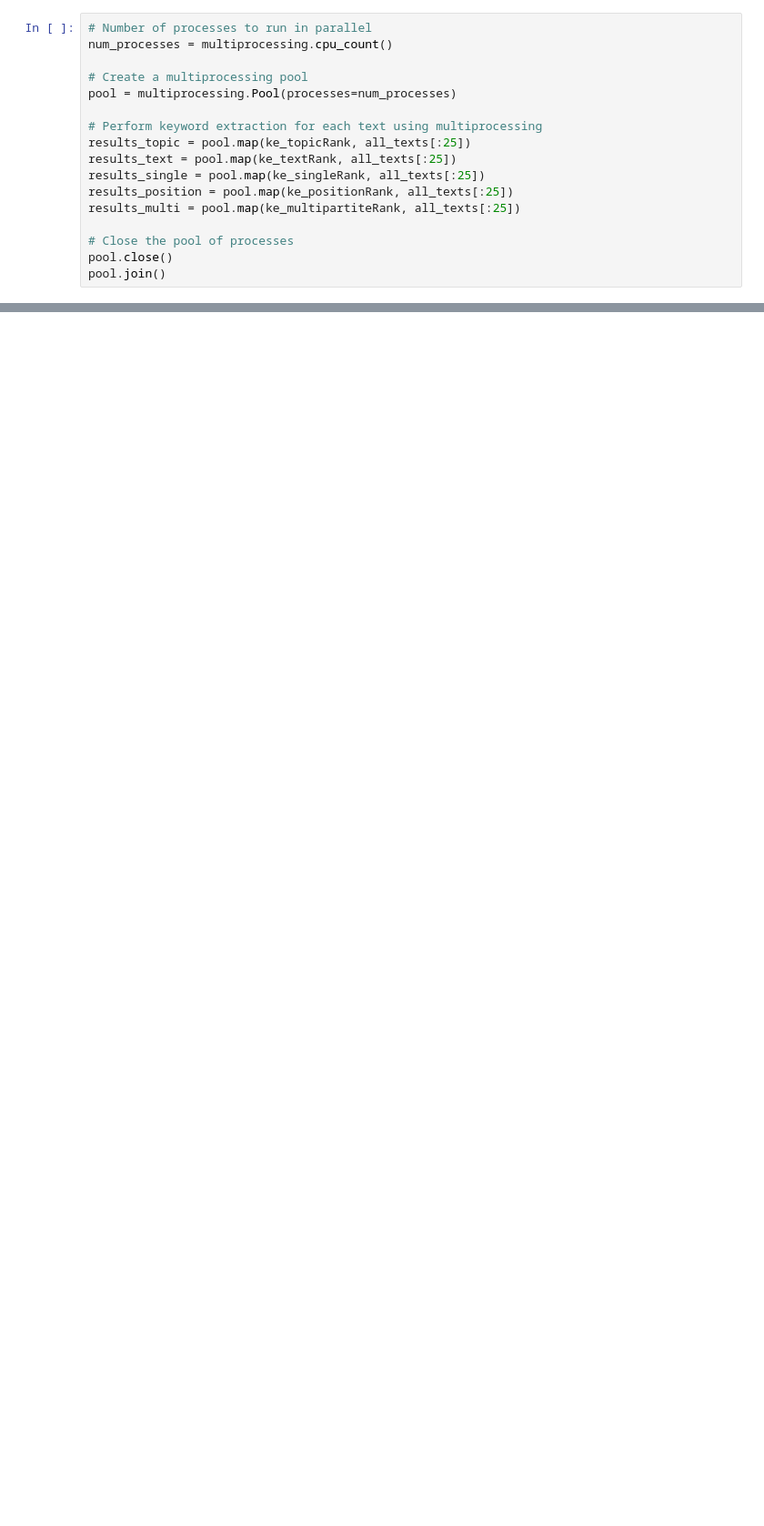
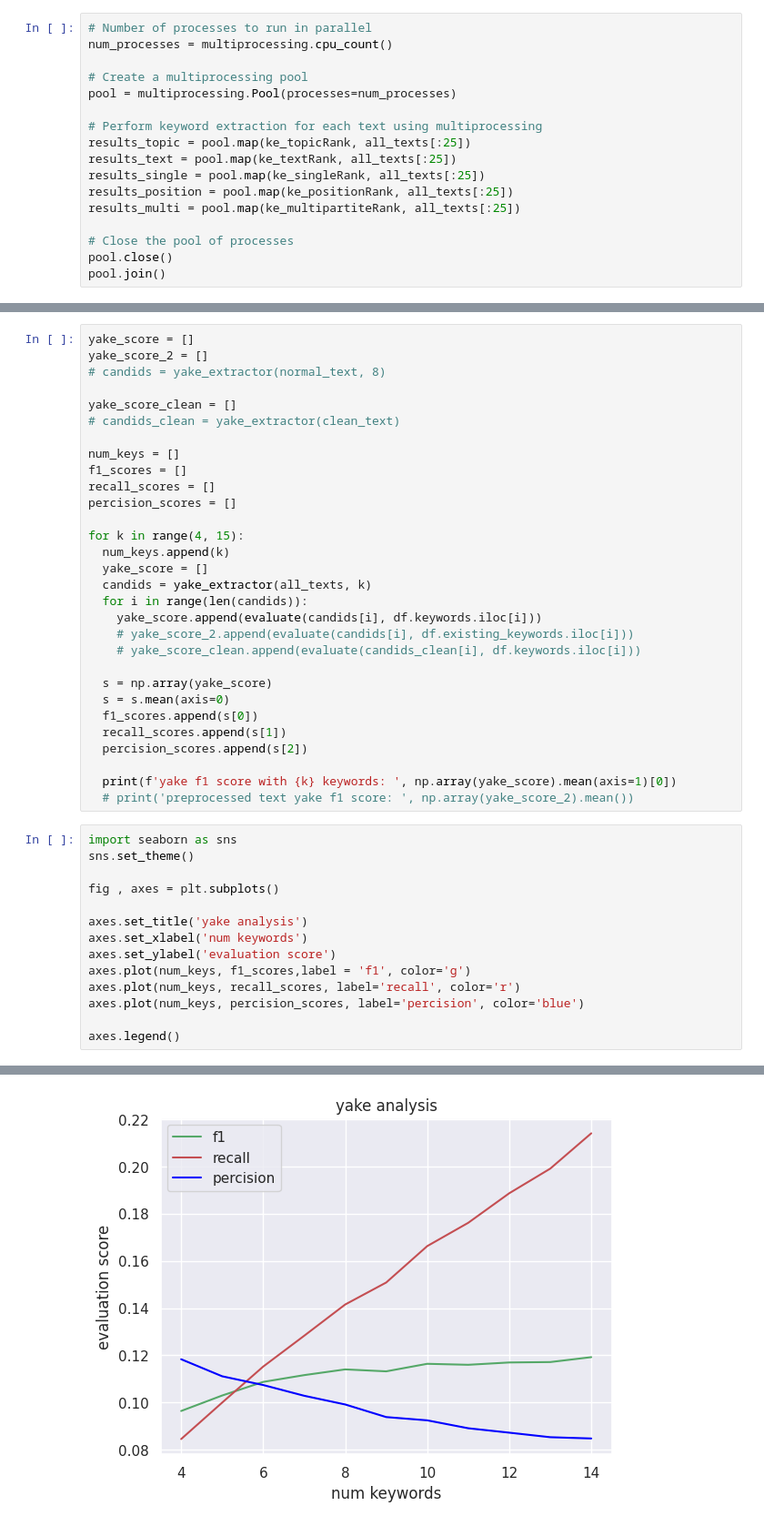
Before and after one commit to Nima-Nilchian/Keyword_extraction, a Jupyter notebook: Keyword_extraction.ipynb, the cells around one changed output, grey strips where cells are left out. Shown at 91% size. Saved outputs shown, nothing was run; the diff lists cells and outputs as text; blank space fills up the shorter version.

Commit message:
adding yake and tfidf with visualization and a little imporovement of last models with finding better hyperparameteres

```diff
--- a/Keyword_extraction.ipynb
+++ b/Keyword_extraction.ipynb
@@ -224,0 +358,45 @@ Multipartite Rank mean f1 score is: 0.1425
+# %%
+yake_score = []
+yake_score_2 = []
+# candids = yake_extractor(normal_text, 8)
+
+yake_score_clean = []
+# candids_clean = yake_extractor(clean_text)
+
+num_keys = []
+f1_scores = []
+recall_scores = []
+percision_scores = []
+
+for k in range(4, 15):
+  num_keys.append(k)
+  yake_score = []
+  candids = yake_extractor(all_texts, k)
+  for i in range(len(candids)):
+    yake_score.append(evaluate(candids[i], df.keywords.iloc[i]))
+    # yake_score_2.append(evaluate(candids[i], df.existing_keywords.iloc[i]))
+    # yake_score_clean.append(evaluate(candids_clean[i], df.keywords.iloc[i]))
+
+  s = np.array(yake_score)
+  s = s.mean(axis=0)
+  f1_scores.append(s[0])
+  recall_scores.append(s[1])
+  percision_scores.append(s[2])
+
+  print(f'yake f1 score with {k} keywords: ', np.array(yake_score).mean(axis=1)[0])
+  # print('preprocessed text yake f1 score: ', np.array(yake_score_2).mean())
+# %%
+import seaborn as sns
+sns.set_theme()
+
+fig , axes = plt.subplots()
+
+axes.set_title('yake analysis')
+axes.set_xlabel('num keywords')
+axes.set_ylabel('evaluation score')
+axes.plot(num_keys, f1_scores,label = 'f1', color='g')
+axes.plot(num_keys, recall_scores, label='recall', color='r')
+axes.plot(num_keys, percision_scores, label='percision', color='blue')
+
+axes.legend()
+# %% [output]
@@ -224,0 +404 @@ Multipartite Rank mean f1 score is: 0.1425
+[figure, added]
```
Also changed, not shown: parts of 21 cells of this notebook.
